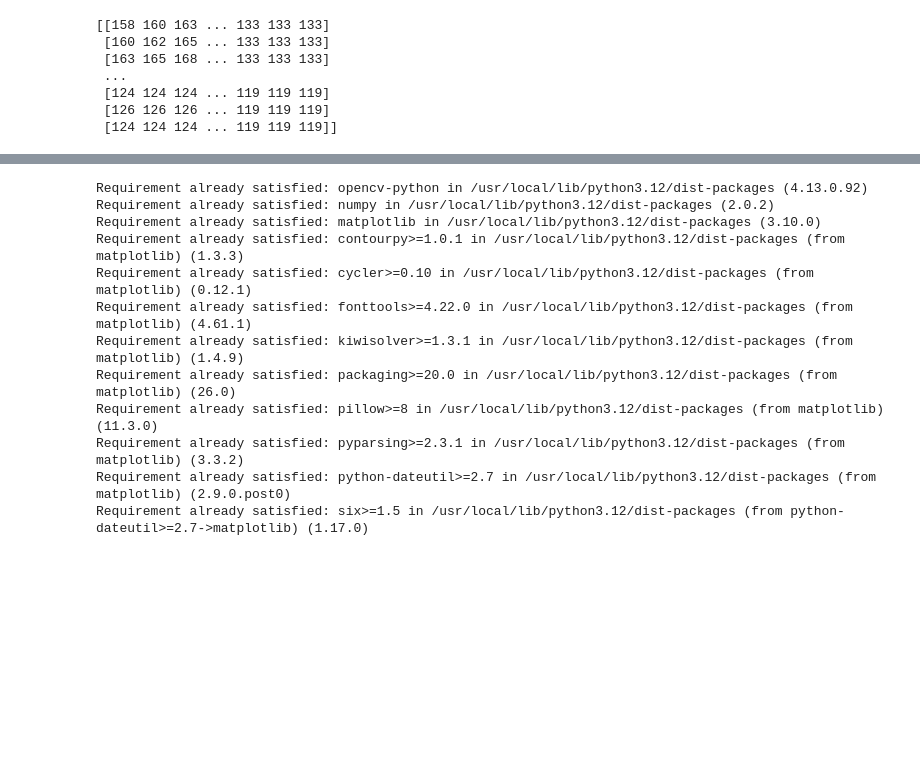
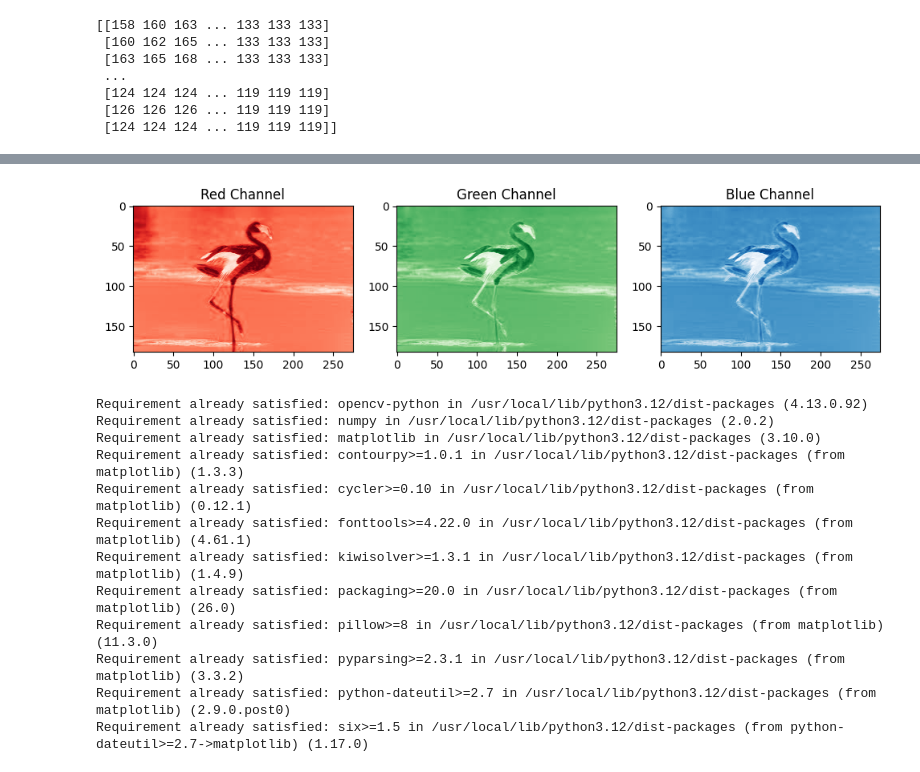
Before and after one commit to Raghava-1845/NNDL-6, a Jupyter notebook: kernel.ipynb, the cells around one changed output, grey strips where cells are left out. Drawn from its saved outputs; the diff is of its cells as text; code cells hidden in the pictures; blank space fills up the shorter version.

```diff
--- a/kernel.ipynb
+++ b/kernel.ipynb
@@ -56,0 +28,89 @@ print(matrix)
+# %%
+from google.colab import files
+
+import cv2
+
+import numpy as np
+
+from matplotlib import pyplot as plt
+
+
+
+# Upload image
+
+uploaded = files.upload()
+
+
+
+# Get uploaded filename
+
+image_path = list(uploaded.keys())[0]
+
+
+
+# Read image
+
+image = cv2.imread(image_path)
+
+
+
+# Convert BGR to RGB
+
+image = cv2.cvtColor(image, cv2.COLOR_BGR2RGB)
+
+
+
+# Extract channels
+
+R = image[:, :, 0]
+
+G = image[:, :, 1]
+
+B = image[:, :, 2]
+
+
+
+# Print matrices
+
+print("RGB Matrix:\n", image)
+
+
+
+print("\nRed Channel:\n", R)
+
+print("\nGreen Channel:\n", G)
+
+print("\nBlue Channel:\n", B)
+
+
+
+plt.figure(figsize=(12,4))
+
+
+
+plt.subplot(1,3,1)
+
+plt.imshow(R, cmap='Reds')
+
+plt.title("Red Channel")
+
+
+
+plt.subplot(1,3,2)
+
+plt.imshow(G, cmap='Greens')
+
+plt.title("Green Channel")
+
+
+
+plt.subplot(1,3,3)
+
+plt.imshow(B, cmap='Blues')
+
+plt.title("Blue Channel")
+
+
+
+plt.show()
+# %% [output]
@@ -57,3 +135,4 @@ print(matrix)
+[figure, added]
 # %%
 pip install opencv-python numpy matplotlib
 # %% [output]
```
Also changed, not shown: parts of 3 cells of this notebook.
